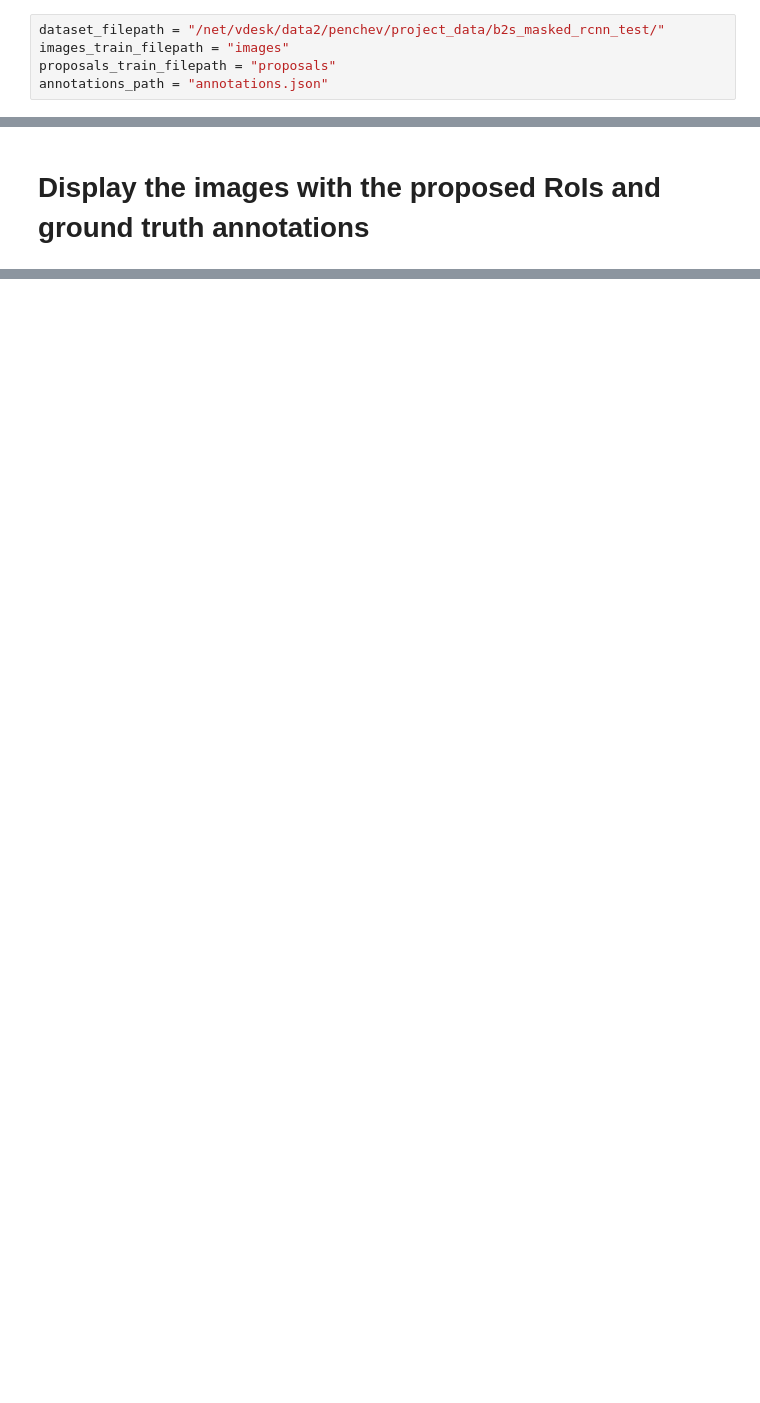
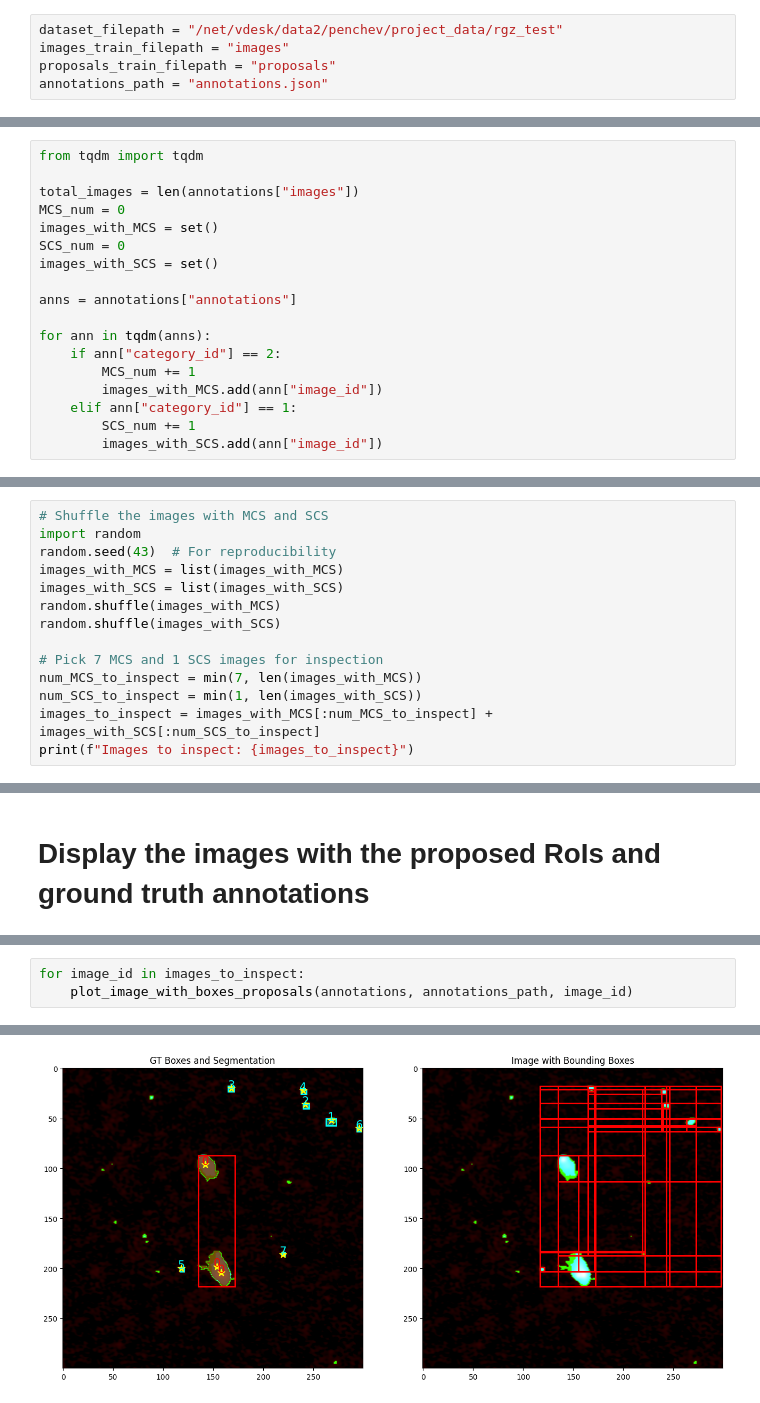
Before and after one commit to Aureusa/astro-datatools, a Jupyter notebook: examples/inspect_annotations_and_proposals_b2s_masked_rcnn.ipynb, the cells around one changed output, grey strips where cells are left out. Cells and saved outputs as stored; diff of their text form; blank space fills up the shorter version.

```diff
--- a/examples/inspect_annotations_and_proposals_b2s_masked_rcnn.ipynb
+++ b/examples/inspect_annotations_and_proposals_b2s_masked_rcnn.ipynb
@@ -1,7 +1,7 @@
 # %% [markdown]
 # This notebook is used to visualy inspect the quality of the ground truths and the proposed regions of interest RoI for the masked R-CNN
 # %%
-dataset_filepath = "/net/vdesk/data2/penchev/project_data/b2s_masked_rcnn_test/"
+dataset_filepath = "/net/vdesk/data2/penchev/project_data/rgz_test"
 images_train_filepath = "images"
 proposals_train_filepath = "proposals"
 annotations_path = "annotations.json"
@@ -53,0 +17,18 @@ print(annotations["annotations"][0])
+# %%
+from tqdm import tqdm
+
+total_images = len(annotations["images"])
+MCS_num = 0
+images_with_MCS = set()
+SCS_num = 0
+images_with_SCS = set()
+
+anns = annotations["annotations"]
+
+for ann in tqdm(anns):
+    if ann["category_id"] == 2:
+        MCS_num += 1
+        images_with_MCS.add(ann["image_id"])
+    elif ann["category_id"] == 1:
+        SCS_num += 1
+        images_with_SCS.add(ann["image_id"])
@@ -53,0 +47,14 @@ print(annotations["annotations"][0])
+# %%
+# Shuffle the images with MCS and SCS
+import random
+random.seed(43)  # For reproducibility
+images_with_MCS = list(images_with_MCS)
+images_with_SCS = list(images_with_SCS)
+random.shuffle(images_with_MCS)
+random.shuffle(images_with_SCS)
+
+# Pick 7 MCS and 1 SCS images for inspection
+num_MCS_to_inspect = min(7, len(images_with_MCS))
+num_SCS_to_inspect = min(1, len(images_with_SCS))
+images_to_inspect = images_with_MCS[:num_MCS_to_inspect] + images_with_SCS[:num_SCS_to_inspect]
+print(f"Images to inspect: {images_to_inspect}")
@@ -299,0 +189,4 @@ Best box index: 0, IoU: 1.0000
+# %%
+for image_id in images_to_inspect:
+    plot_image_with_boxes_proposals(annotations, annotations_path, image_id)
+# %% [output]
@@ -299,0 +194 @@ Best box index: 0, IoU: 1.0000
+[figure, added]
```
Also changed, not shown: parts of 8 cells of this notebook, 56 other files.
